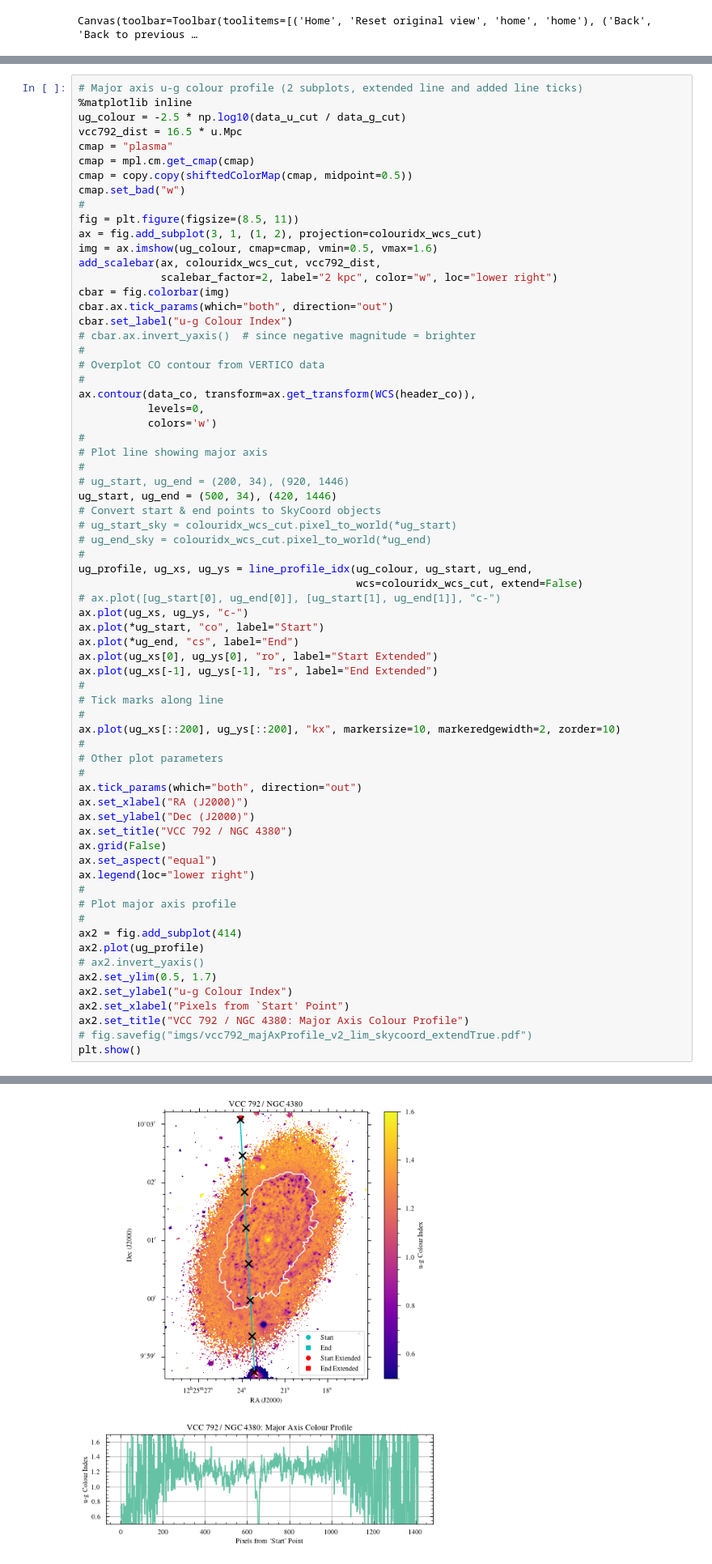
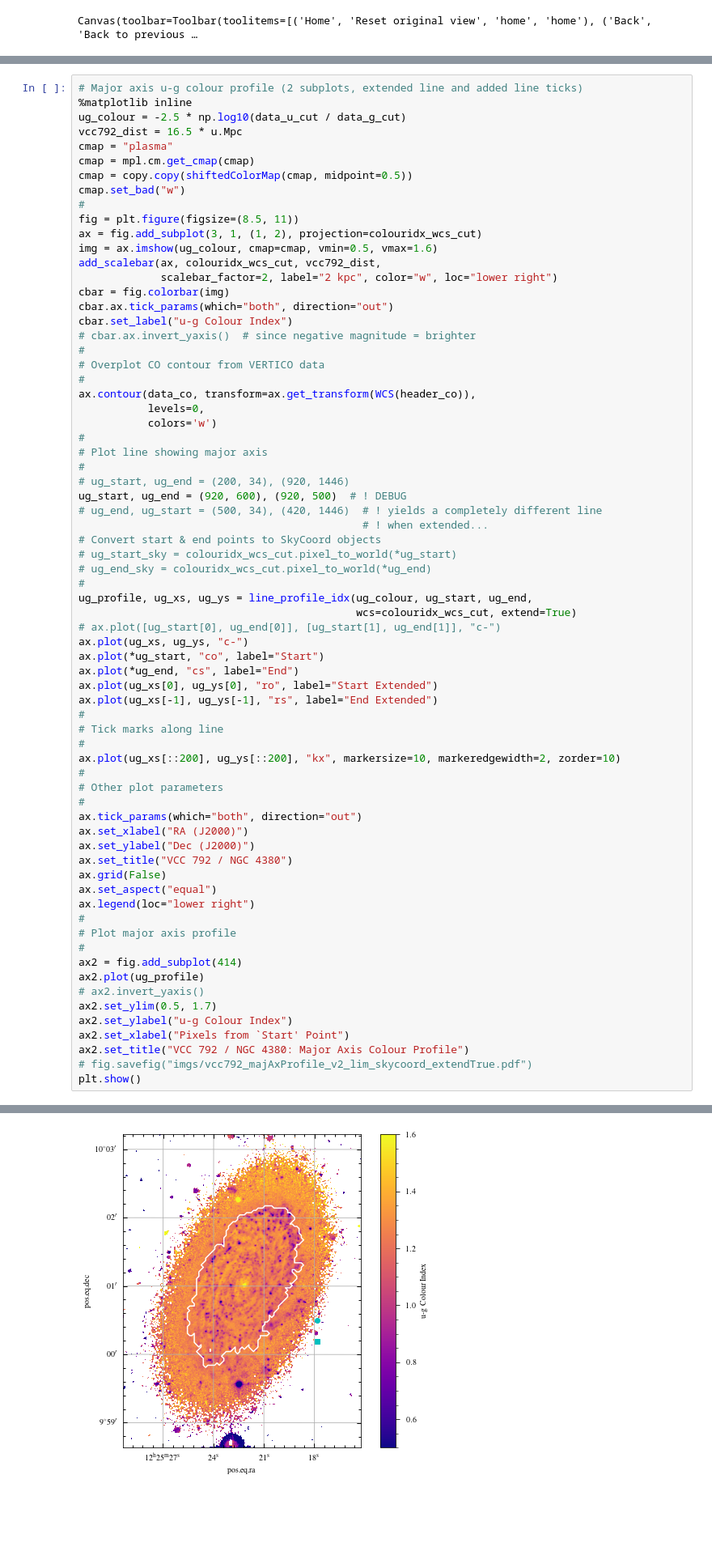
Before and after one commit to BearBearCodes/coop_f2021, a Jupyter notebook: warmup/ngvs_intro.ipynb, the cells around one changed output, grey strips where cells are left out. Shown at 81% size. Drawn from its saved outputs; the diff is of its cells as text; blank space fills up the shorter version.

Commit message:
line profile: positive slope cases should work now?

```diff
--- a/warmup/ngvs_intro.ipynb
+++ b/warmup/ngvs_intro.ipynb
@@ -1434,13 +1442,15 @@ ax.contour(data_co, transform=ax.get_transform(WCS(header_co)),
 # Plot line showing major axis
 #
 # ug_start, ug_end = (200, 34), (920, 1446)
-ug_start, ug_end = (500, 34), (420, 1446)
+ug_start, ug_end = (920, 600), (920, 500)  # ! DEBUG
+# ug_end, ug_start = (500, 34), (420, 1446)  # ! yields a completely different line
+                                             # ! when extended...
 # Convert start & end points to SkyCoord objects
 # ug_start_sky = colouridx_wcs_cut.pixel_to_world(*ug_start)
 # ug_end_sky = colouridx_wcs_cut.pixel_to_world(*ug_end)
 #
 ug_profile, ug_xs, ug_ys = line_profile_idx(ug_colour, ug_start, ug_end,
-                                            wcs=colouridx_wcs_cut, extend=False)
+                                            wcs=colouridx_wcs_cut, extend=True)
 # ax.plot([ug_start[0], ug_end[0]], [ug_start[1], ug_end[1]], "c-")
 ax.plot(ug_xs, ug_ys, "c-")
 ax.plot(*ug_start, "co", label="Start")
@@ -1479,4 +1492,4 @@ WARNING: FITSFixedWarning: 'obsfix' made the change 'Observatory coordinates inc
-[figure, old version]
+[figure, new version]
 # %%
 # ug_start_sky = colouridx_wcs_cut.pixel_to_world(*ug_start)
 test_new = skycoord_to_pixel(ug_start_sky, wcs=colouridx_wcs_cut)
```
Also changed, not shown: parts of 3 cells of this notebook, 1 other file.
